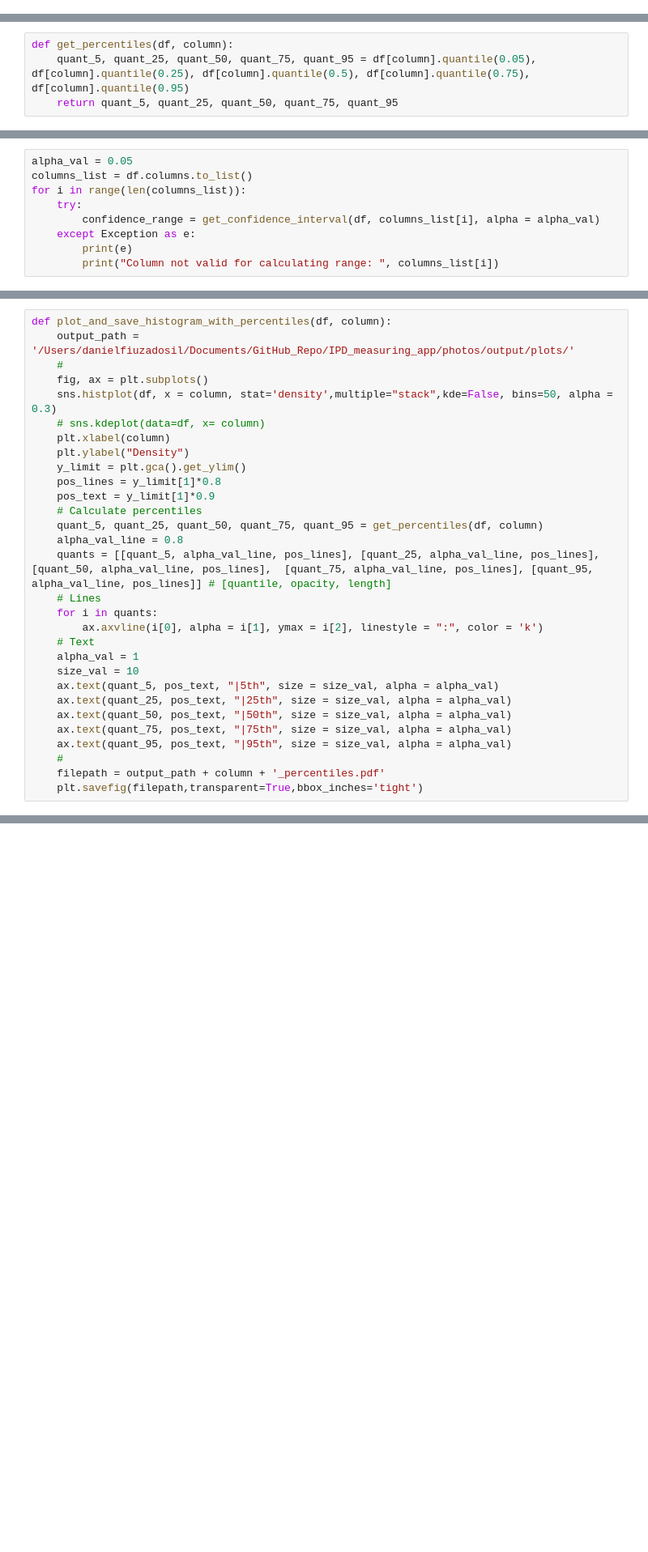
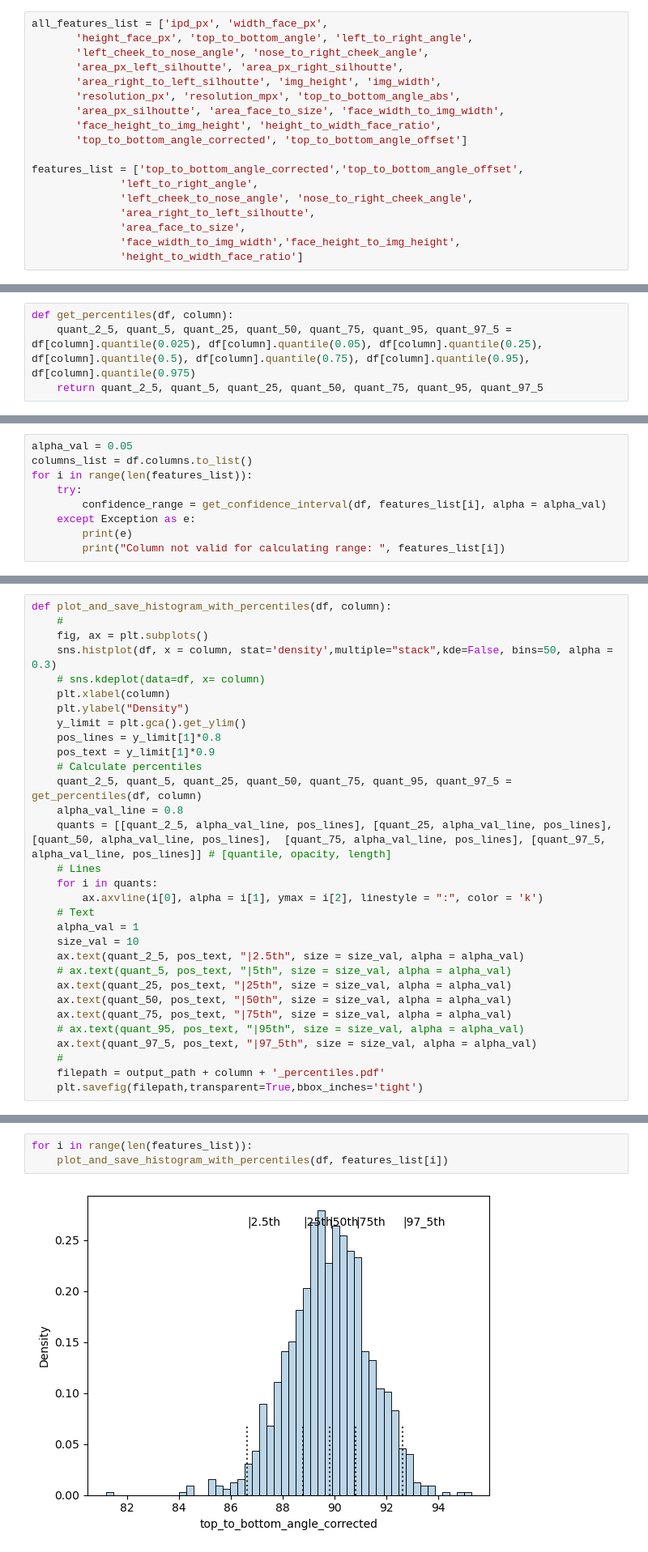
Before and after one commit to DFD-BD/IPD_measuring_app, a Jupyter notebook: analysis_criteria/image_analysis.ipynb, the cells around one changed output, grey strips where cells are left out. Shown: that part at 81% size. Drawn from its saved outputs; the diff is of its cells as text; blank space fills up the shorter version.

```diff
--- a/analysis_criteria/image_analysis.ipynb
+++ b/analysis_criteria/image_analysis.ipynb
@@ -41,3 +49,21 @@ for i in range(len(df['top_to_bottom_angle'])):
         angle = 180 + angle
     df.at[i,'top_to_bottom_angle_corrected'] = angle
     df.at[i,'top_to_bottom_angle_offset'] = angle - 90
+# %%
+all_features_list = ['ipd_px', 'width_face_px',
+       'height_face_px', 'top_to_bottom_angle', 'left_to_right_angle',
+       'left_cheek_to_nose_angle', 'nose_to_right_cheek_angle',
+       'area_px_left_silhoutte', 'area_px_right_silhoutte',
+       'area_right_to_left_silhoutte', 'img_height', 'img_width',
+       'resolution_px', 'resolution_mpx', 'top_to_bottom_angle_abs',
+       'area_px_silhoutte', 'area_face_to_size', 'face_width_to_img_width',
+       'face_height_to_img_height', 'height_to_width_face_ratio',
+       'top_to_bottom_angle_corrected', 'top_to_bottom_angle_offset']
+
+features_list = ['top_to_bottom_angle_corrected','top_to_bottom_angle_offset',
+              'left_to_right_angle',
+              'left_cheek_to_nose_angle', 'nose_to_right_cheek_angle',
+              'area_right_to_left_silhoutte',
+              'area_face_to_size',
+              'face_width_to_img_width','face_height_to_img_height',
+              'height_to_width_face_ratio']
@@ -65,8 +102,8 @@ def plot_and_save_histogram_with_category(df, column, category = 'target'):
     plt.savefig(filepath,transparent=True,bbox_inches='tight')
 # %%
 def get_percentiles(df, column):
-    quant_5, quant_25, quant_50, quant_75, quant_95 = df[column].quantile(0.05), df[column].quantile(0.25), df[column].quantile(0.5), df[column].quantile(0.75), df[column].quantile(0.95)
-    return quant_5, quant_25, quant_50, quant_75, quant_95
+    quant_2_5, quant_5, quant_25, quant_50, quant_75, quant_95, quant_97_5 = df[column].quantile(0.025), df[column].quantile(0.05), df[column].quantile(0.25), df[column].quantile(0.5), df[column].quantile(0.75), df[column].quantile(0.95), df[column].quantile(0.975)
+    return quant_2_5, quant_5, quant_25, quant_50, quant_75, quant_95, quant_97_5
 # %%
 def get_confidence_interval(df, column, alpha=0.05):
     alpha_e = alpha/2
@@ -83,10 +120,10 @@ def get_confidence_interval(df, column, alpha=0.05):
 # %%
 alpha_val = 0.05
 columns_list = df.columns.to_list()
-for i in range(len(columns_list)):
+for i in range(len(features_list)):
     try:
-        confidence_range = get_confidence_interval(df, columns_list[i], alpha = alpha_val)
+        confidence_range = get_confidence_interval(df, features_list[i], alpha = alpha_val)
     except Exception as e:
         print(e)
-        print("Column not valid for calculating range: ", columns_list[i])
+        print("Column not valid for calculating range: ", features_list[i])
 # %% [output]
@@ -110,6 +150,5 @@ Column not valid for calculating range:  target
 # %%
 def plot_and_save_histogram_with_percentiles(df, column):
-    output_path = '/Users/danielfiuzadosil/Documents/GitHub_Repo/IPD_measuring_app/photos/output/plots/'
     #
     fig, ax = plt.subplots()
     sns.histplot(df, x = column, stat='density',multiple="stack",kde=False, bins=50, alpha = 0.3)
@@ -120,20 +159,22 @@ def plot_and_save_histogram_with_percentiles(df, column):
     pos_lines = y_limit[1]*0.8
     pos_text = y_limit[1]*0.9
     # Calculate percentiles
-    quant_5, quant_25, quant_50, quant_75, quant_95 = get_percentiles(df, column)
+    quant_2_5, quant_5, quant_25, quant_50, quant_75, quant_95, quant_97_5 = get_percentiles(df, column)
     alpha_val_line = 0.8
-    quants = [[quant_5, alpha_val_line, pos_lines], [quant_25, alpha_val_line, pos_lines], [quant_50, alpha_val_line, pos_lines],  [quant_75, alpha_val_line, pos_lines], [quant_95, alpha_val_line, pos_lines]] # [quantile, opacity, length]
+    quants = [[quant_2_5, alpha_val_line, pos_lines], [quant_25, alpha_val_line, pos_lines], [quant_50, alpha_val_line, pos_lines],  [quant_75, alpha_val_line, pos_lines], [quant_97_5, alpha_val_line, pos_lines]] # [quantile, opacity, length]
     # Lines
     for i in quants:
         ax.axvline(i[0], alpha = i[1], ymax = i[2], linestyle = ":", color = 'k')
     # Text
     alpha_val = 1
     size_val = 10
-    ax.text(quant_5, pos_text, "|5th", size = size_val, alpha = alpha_val)
+    ax.text(quant_2_5, pos_text, "|2.5th", size = size_val, alpha = alpha_val)
+    # ax.text(quant_5, pos_text, "|5th", size = size_val, alpha = alpha_val)
     ax.text(quant_25, pos_text, "|25th", size = size_val, alpha = alpha_val)
     ax.text(quant_50, pos_text, "|50th", size = size_val, alpha = alpha_val)
     ax.text(quant_75, pos_text, "|75th", size = size_val, alpha = alpha_val)
-    ax.text(quant_95, pos_text, "|95th", size = size_val, alpha = alpha_val)
+    # ax.text(quant_95, pos_text, "|95th", size = size_val, alpha = alpha_val)
+    ax.text(quant_97_5, pos_text, "|97_5th", size = size_val, alpha = alpha_val)
     #
     filepath = output_path + column + '_percentiles.pdf'
     plt.savefig(filepath,transparent=True,bbox_inches='tight')
@@ -215,0 +181,5 @@ plot_and_save_histogram(df, 'area_silhoutte')
+# %%
+for i in range(len(features_list)):
+    plot_and_save_histogram_with_percentiles(df, features_list[i])
+# %% [output]
+[figure, added]
```
Also changed, not shown: parts of 16 cells of this notebook, 55 other files.
